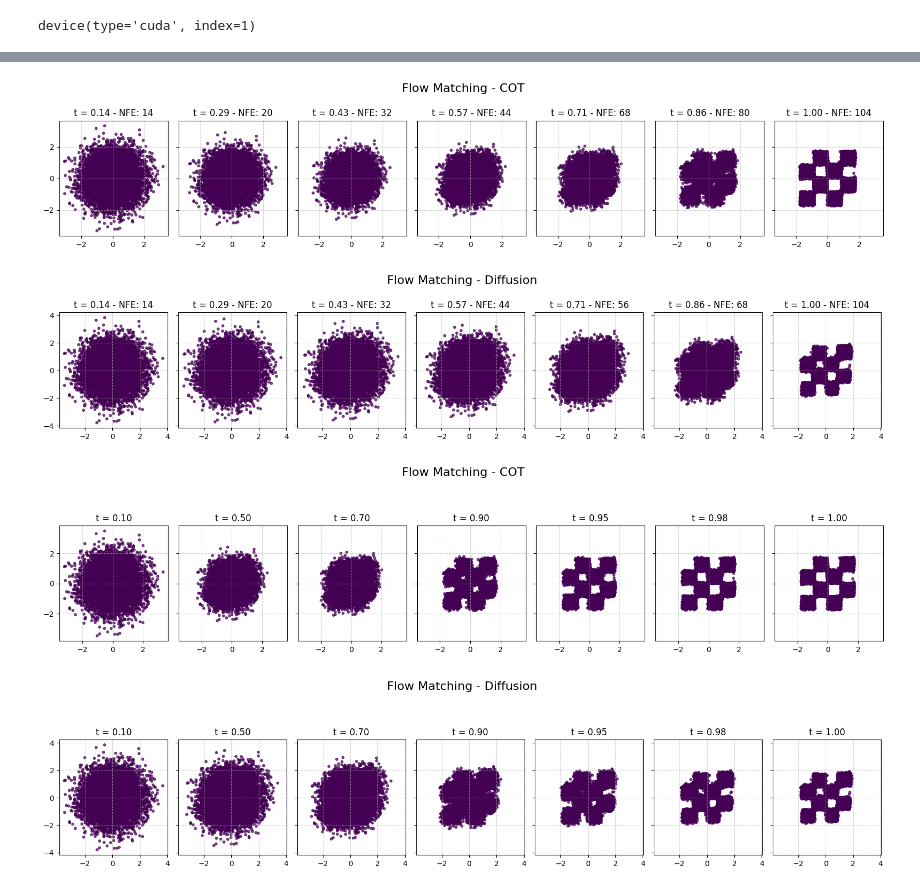
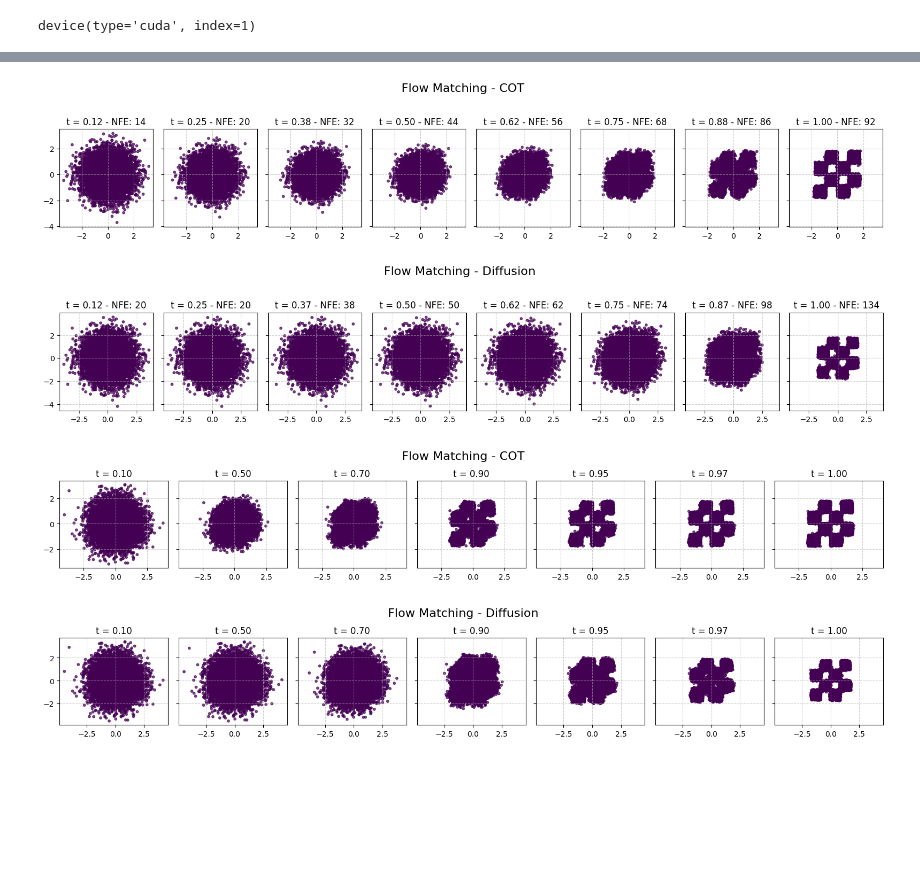
Before and after one commit to tarcisiobueno/flow-matching, a Jupyter notebook: 03-experiments.ipynb, the cells around one changed output, grey strips where cells are left out. Saved outputs shown, nothing was run; the diff lists cells and outputs as text; code cells hidden in the pictures; blank space fills up the shorter version.

```diff
--- a/03-experiments.ipynb
+++ b/03-experiments.ipynb
@@ -379,13 +75,13 @@ sampler_diff = Sampler2D(model_diff, x_0, time_steps=10, fm_method="diffusion",
 # %%
-sampler_ot.plot_flow(8, plot_nfe=True, title="Flow Matching - COT")
-sampler_diff.plot_flow(8, plot_nfe=True, title="Flow Matching - Diffusion")
+sampler_ot.plot_flow(9, plot_nfe=True, title="Flow Matching - COT")
+sampler_diff.plot_flow(9, plot_nfe=True, title="Flow Matching - Diffusion")
 # %% [output]
-[figure, old version]
+[figure, new version]
-[figure, old version]
+[figure, new version]
 # %%
-sampler_ot.plot_flow_time_targets([0.1, 0.5, 0.7, 0.9, 0.95, 0.98, 1], title="Flow Matching - COT", title_y=0.75)
-sampler_diff.plot_flow_time_targets([0.1, 0.5, 0.7, 0.9, 0.95, 0.98, 1-1e-5], title="Flow Matching - Diffusion", title_y=0.75)
+sampler_ot.plot_flow_time_targets([0.1, 0.5, 0.7, 0.9, 0.95, 0.97, 1], title="Flow Matching - COT", title_y=0.65)
+sampler_diff.plot_flow_time_targets([0.1, 0.5, 0.7, 0.9, 0.95, 0.97, 1-1e-5], title="Flow Matching - Diffusion", title_y=0.65)
 # %% [output]
-[figure, old version]
+[figure, new version]
-[figure, old version]
+[figure, new version]
 # %%
```
Also changed, not shown: parts of 18 cells of this notebook, 2 other files.
